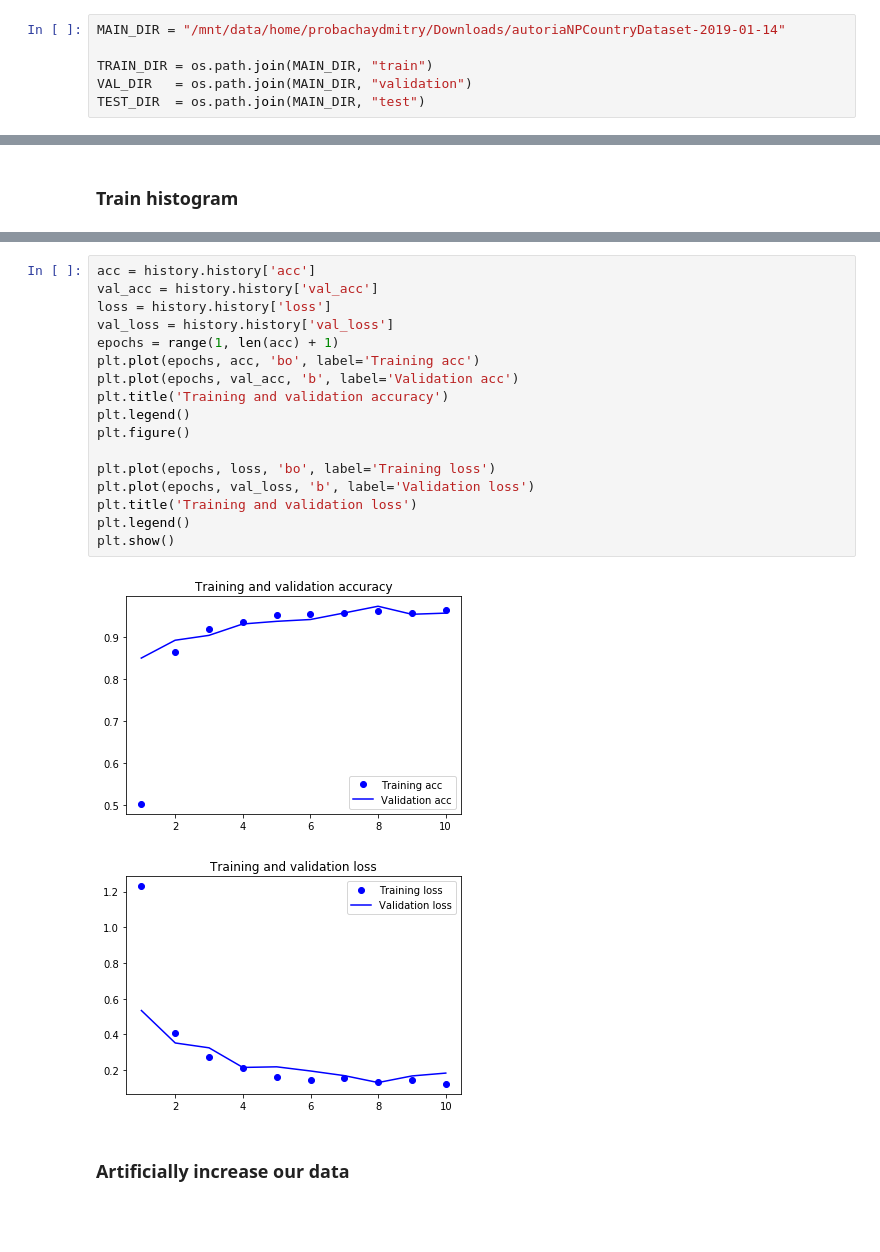
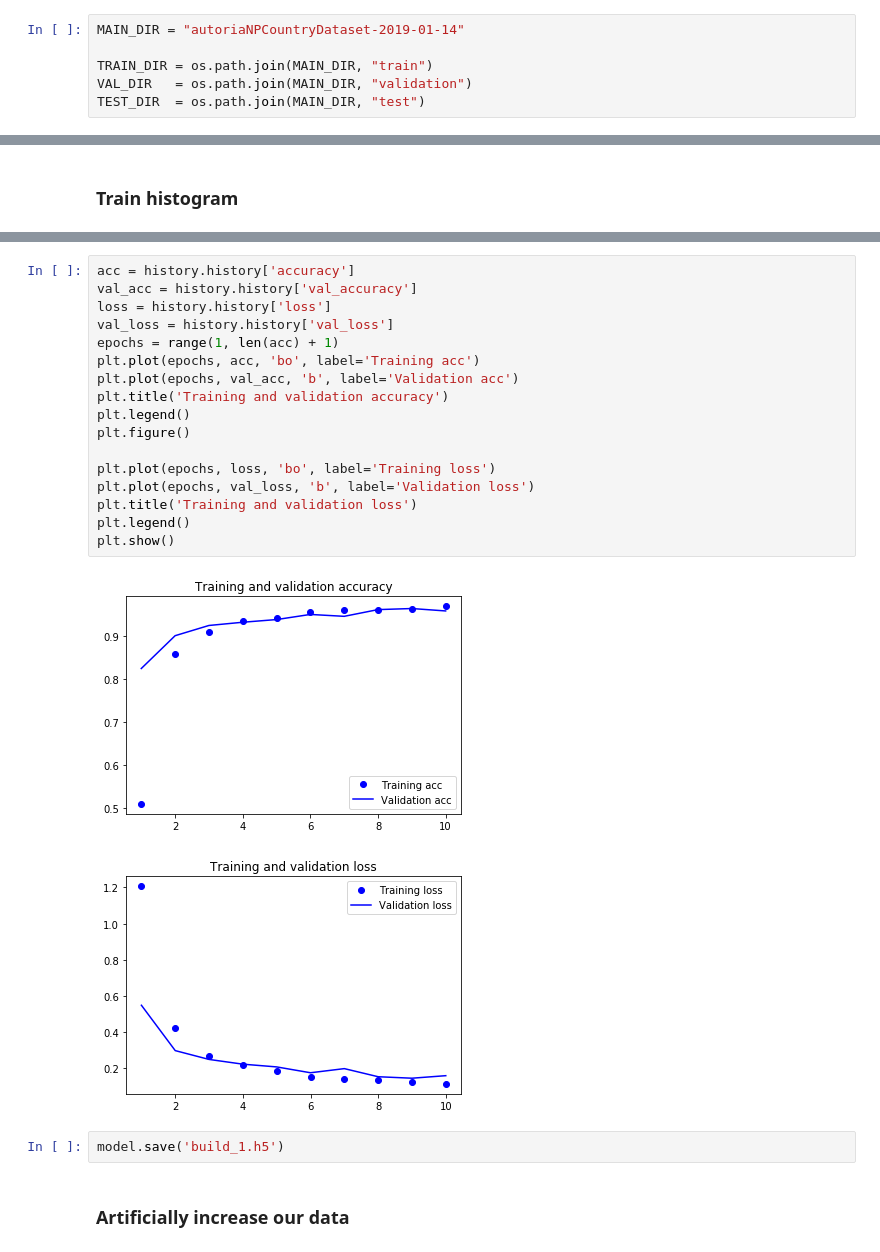
Before and after one commit to dimabendera/neurojs, a Jupyter notebook: CNNTrainExample.ipynb, the cells around one changed output, grey strips where cells are left out. Saved outputs shown, nothing was run; the diff lists cells and outputs as text; blank space fills up the shorter version.

```diff
--- a/CNNTrainExample.ipynb
+++ b/CNNTrainExample.ipynb
@@ -19,7 +17,7 @@ Using TensorFlow backend.
 # %% [markdown]
 ###  Dataset you may download here https://nomeroff.net.ua/datasets/autoriaNPCountryDataset-2019-01-14.zip
 # %%
-MAIN_DIR = "/mnt/data/home/probachaydmitry/Downloads/autoriaNPCountryDataset-2019-01-14"
+MAIN_DIR = "autoriaNPCountryDataset-2019-01-14"
 
 TRAIN_DIR = os.path.join(MAIN_DIR, "train")
 VAL_DIR   = os.path.join(MAIN_DIR, "validation")
@@ -136,23 +154,25 @@ test acc: 0.965
 # %%
-acc = history.history['acc']
-val_acc = history.history['val_acc']
+acc = history.history['accuracy']
+val_acc = history.history['val_accuracy']
 loss = history.history['loss']
 val_loss = history.history['val_loss']
 epochs = range(1, len(acc) + 1)
 plt.plot(epochs, acc, 'bo', label='Training acc')
 plt.plot(epochs, val_acc, 'b', label='Validation acc')
 plt.title('Training and validation accuracy')
 plt.legend()
 plt.figure()
 
 plt.plot(epochs, loss, 'bo', label='Training loss')
 plt.plot(epochs, val_loss, 'b', label='Validation loss')
 plt.title('Training and validation loss')
 plt.legend()
 plt.show()
 # %% [output]
-[figure, old version]
+[figure, new version]
-[figure, old version]
+[figure, new version]
+# %%
+model.save('build_1.h5')
 # %% [markdown]
 ### Artificially increase our data
 # %%
```
Also changed, not shown: parts of 14 cells of this notebook.
